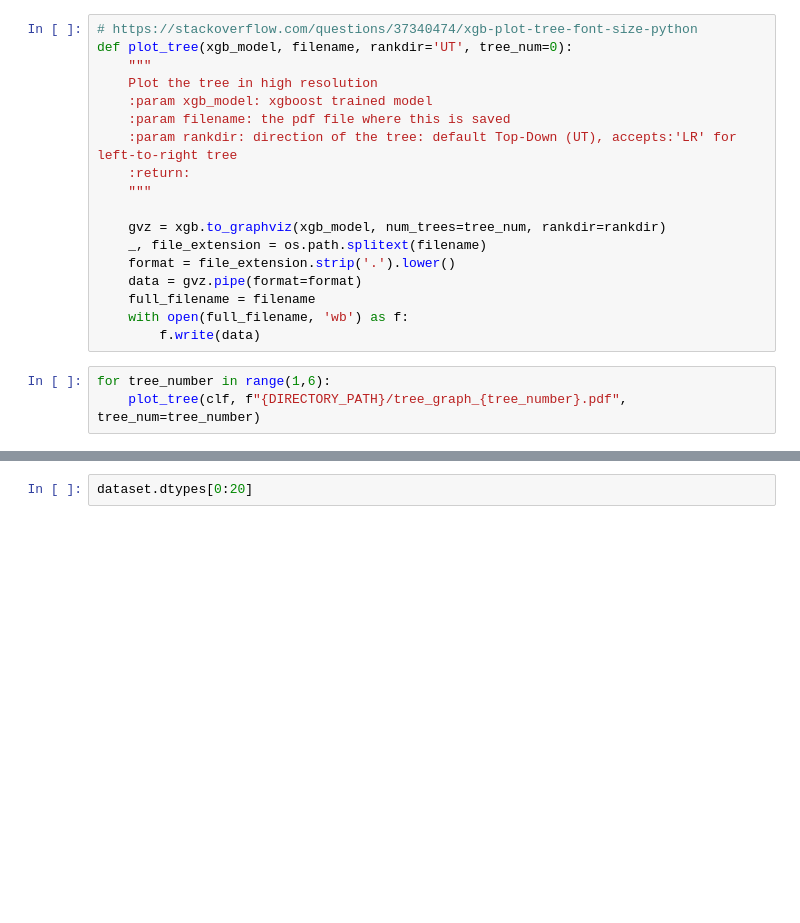
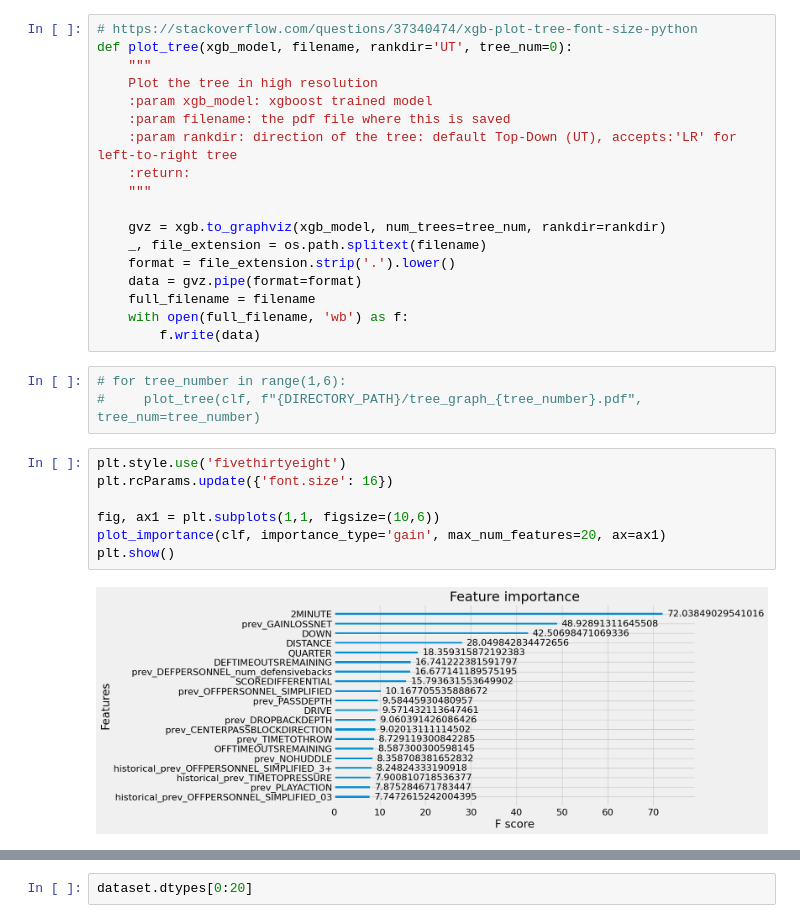
Before and after one commit to scottmaran/run_pass_prediction, a Jupyter notebook: view_model_outputs.ipynb, the cells around one changed output, grey strips where cells are left out. Cells and saved outputs as stored; diff of their text form; blank space fills up the shorter version.

Commit message:
add to report about feature importance, view more model outputs

```diff
--- a/view_model_outputs.ipynb
+++ b/view_model_outputs.ipynb
@@ -60,5 +60,14 @@ def plot_tree(xgb_model, filename, rankdir='UT', tree_num=0):
     with open(full_filename, 'wb') as f:
         f.write(data)
 # %%
-for tree_number in range(1,6):
-    plot_tree(clf, f"{DIRECTORY_PATH}/tree_graph_{tree_number}.pdf", tree_num=tree_number)
+# for tree_number in range(1,6):
+#     plot_tree(clf, f"{DIRECTORY_PATH}/tree_graph_{tree_number}.pdf", tree_num=tree_number)
+# %%
+plt.style.use('fivethirtyeight')
+plt.rcParams.update({'font.size': 16})
+
+fig, ax1 = plt.subplots(1,1, figsize=(10,6))
+plot_importance(clf, importance_type='gain', max_num_features=20, ax=ax1)
+plt.show()
+# %% [output]
+[figure, added]
```
Also changed, not shown: parts of 5 cells of this notebook, 11 other files.
